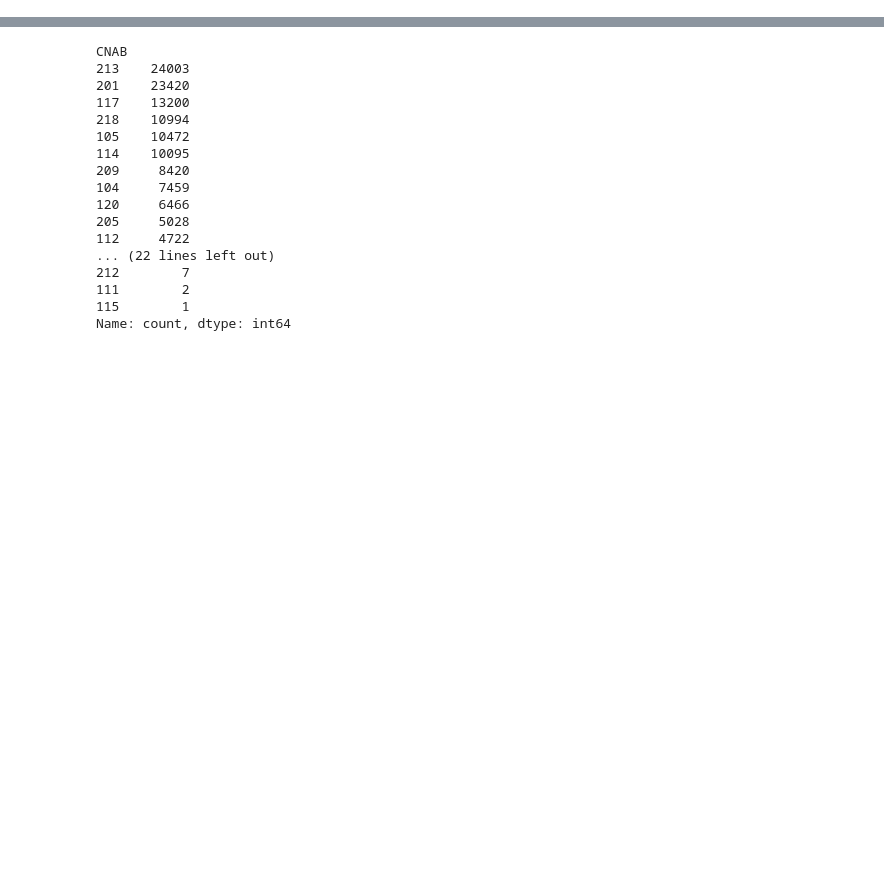
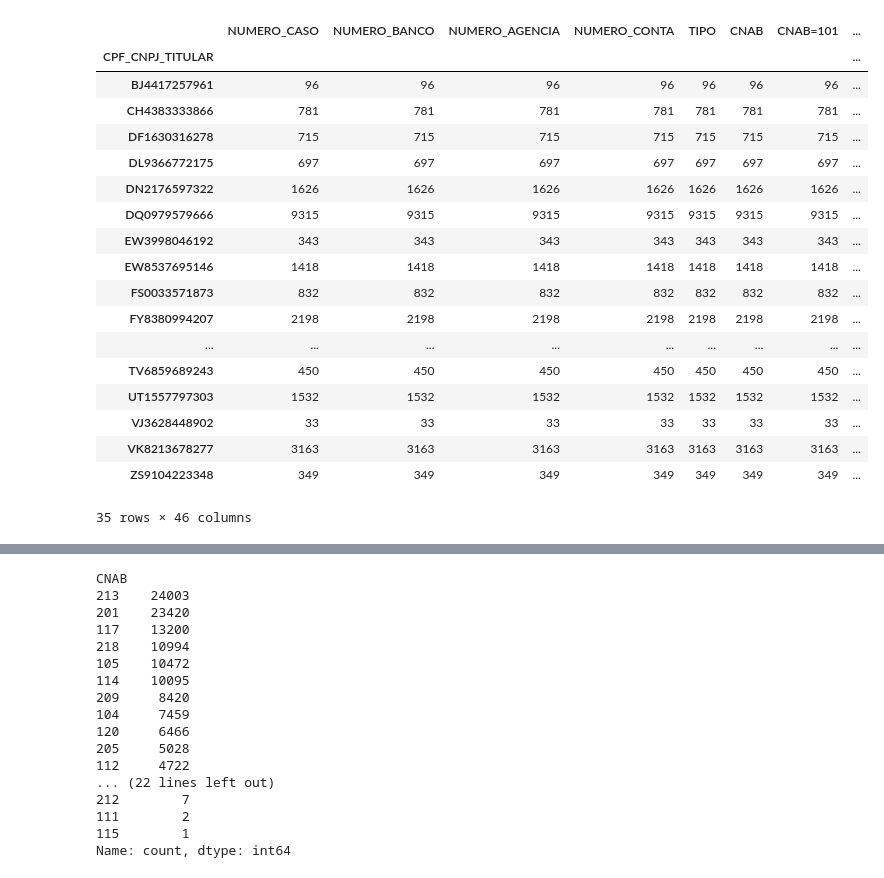
Before and after one commit to diegompin/es4ml, a Jupyter notebook: notebooks/Exploratory.ipynb, the cells around one changed output, grey strips where cells are left out. Cells and saved outputs as stored; diff of their text form; code cells hidden in the pictures; blank space fills up the shorter version.

```diff
--- a/notebooks/Exploratory.ipynb
+++ b/notebooks/Exploratory.ipynb
@@ -32,0 +43,22 @@ df
+# %%
+df.groupby('CPF_CNPJ_TITULAR').count()
+# %% [output]
+|  | NUMERO_CASO | NUMERO_BANCO | NUMERO_AGENCIA | NUMERO_CONTA | TIPO | CNAB | CNAB=101 | ... |
+| CPF_CNPJ_TITULAR |  |  |  |  |  |  |  | ... |
+| BJ4417257961 | 96 | 96 | 96 | 96 | 96 | 96 | 96 | ... |
+| CH4383333866 | 781 | 781 | 781 | 781 | 781 | 781 | 781 | ... |
+| DF1630316278 | 715 | 715 | 715 | 715 | 715 | 715 | 715 | ... |
+| DL9366772175 | 697 | 697 | 697 | 697 | 697 | 697 | 697 | ... |
+| DN2176597322 | 1626 | 1626 | 1626 | 1626 | 1626 | 1626 | 1626 | ... |
+| DQ0979579666 | 9315 | 9315 | 9315 | 9315 | 9315 | 9315 | 9315 | ... |
+| EW3998046192 | 343 | 343 | 343 | 343 | 343 | 343 | 343 | ... |
+| EW8537695146 | 1418 | 1418 | 1418 | 1418 | 1418 | 1418 | 1418 | ... |
+| FS0033571873 | 832 | 832 | 832 | 832 | 832 | 832 | 832 | ... |
+| FY8380994207 | 2198 | 2198 | 2198 | 2198 | 2198 | 2198 | 2198 | ... |
+| ... | ... | ... | ... | ... | ... | ... | ... | ... |
+| TV6859689243 | 450 | 450 | 450 | 450 | 450 | 450 | 450 | ... |
+| UT1557797303 | 1532 | 1532 | 1532 | 1532 | 1532 | 1532 | 1532 | ... |
+| VJ3628448902 | 33 | 33 | 33 | 33 | 33 | 33 | 33 | ... |
+| VK8213678277 | 3163 | 3163 | 3163 | 3163 | 3163 | 3163 | 3163 | ... |
+| ZS9104223348 | 349 | 349 | 349 | 349 | 349 | 349 | 349 | ... |
+35 rows × 46 columns
```
Also changed, not shown: parts of 5 cells of this notebook, 2 other files.
